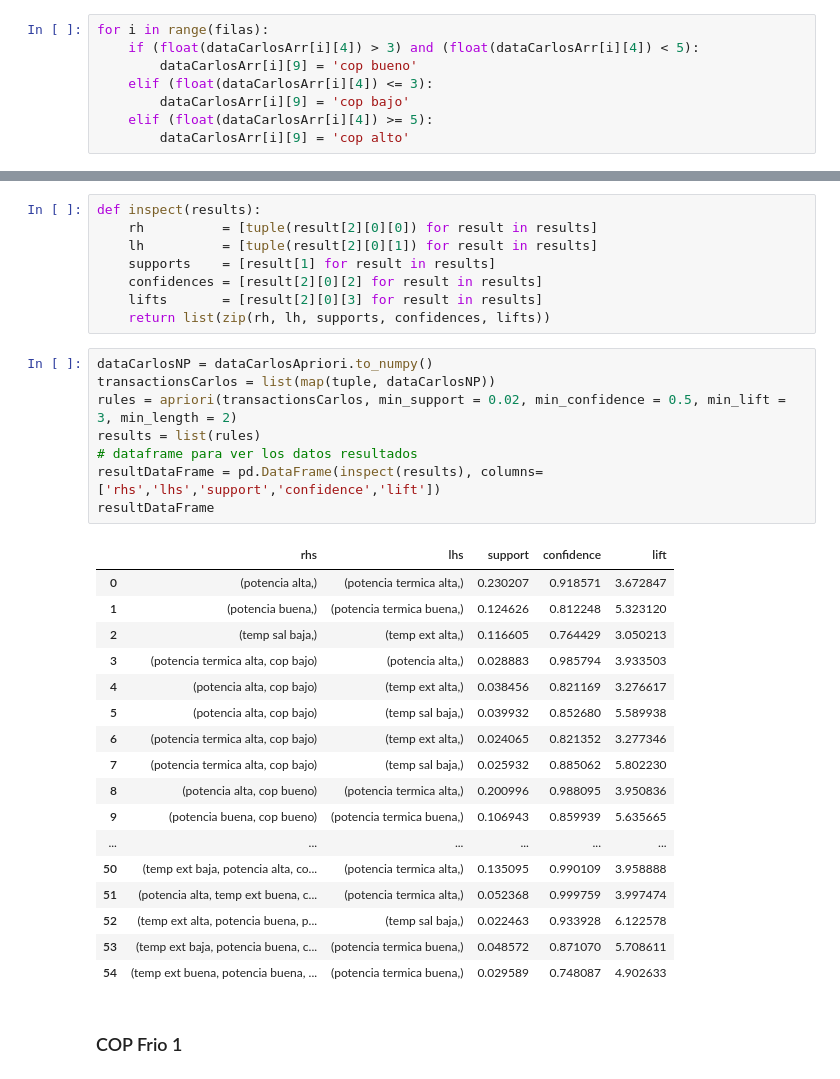
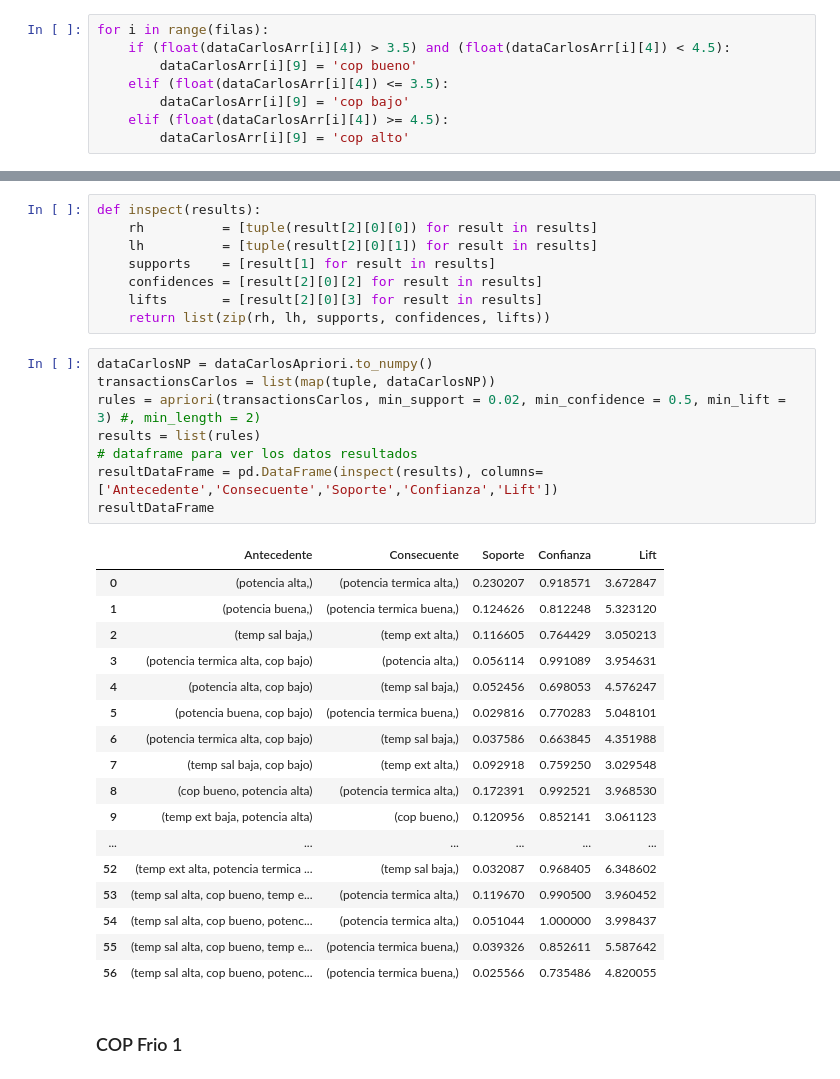
Before and after one commit to douglasag17/ML-SmartBuildings, a Jupyter notebook: AprendizajeConReglasDeAsociacion/apriori.ipynb, the cells around one changed output, grey strips where cells are left out. Drawn from its saved outputs; the diff is of its cells as text.

```diff
--- a/AprendizajeConReglasDeAsociacion/apriori.ipynb
+++ b/AprendizajeConReglasDeAsociacion/apriori.ipynb
@@ -122,11 +122,11 @@ for i in range(filas):
         dataCarlosArr[i][8] = 'temp sal alta'
 # %%
 for i in range(filas):
-    if (float(dataCarlosArr[i][4]) > 3) and (float(dataCarlosArr[i][4]) < 5):
+    if (float(dataCarlosArr[i][4]) > 3.5) and (float(dataCarlosArr[i][4]) < 4.5):
         dataCarlosArr[i][9] = 'cop bueno'
-    elif (float(dataCarlosArr[i][4]) <= 3):
+    elif (float(dataCarlosArr[i][4]) <= 3.5):
         dataCarlosArr[i][9] = 'cop bajo'
-    elif (float(dataCarlosArr[i][4]) >= 5):
+    elif (float(dataCarlosArr[i][4]) >= 4.5):
         dataCarlosArr[i][9] = 'cop alto'
 # %%
 namesCol = dataCarlos.columns.values
@@ -164,29 +157,29 @@ def inspect(results):
 # %%
 dataCarlosNP = dataCarlosApriori.to_numpy()
 transactionsCarlos = list(map(tuple, dataCarlosNP))
-rules = apriori(transactionsCarlos, min_support = 0.02, min_confidence = 0.5, min_lift = 3, min_length = 2)
+rules = apriori(transactionsCarlos, min_support = 0.02, min_confidence = 0.5, min_lift = 3) #, min_length = 2)
 results = list(rules)
 # dataframe para ver los datos resultados
-resultDataFrame = pd.DataFrame(inspect(results), columns=['rhs','lhs','support','confidence','lift'])
+resultDataFrame = pd.DataFrame(inspect(results), columns=['Antecedente','Consecuente','Soporte','Confianza','Lift'])
 resultDataFrame
 # %% [output]
-|  | rhs | lhs | support | confidence | lift |
+|  | Antecedente | Consecuente | Soporte | Confianza | Lift |
 | 0 | (potencia alta,) | (potencia termica alta,) | 0.230207 | 0.918571 | 3.672847 |
 | 1 | (potencia buena,) | (potencia termica buena,) | 0.124626 | 0.812248 | 5.323120 |
 | 2 | (temp sal baja,) | (temp ext alta,) | 0.116605 | 0.764429 | 3.050213 |
-| 3 | (potencia termica alta, cop bajo) | (potencia alta,) | 0.028883 | 0.985794 | 3.933503 |
-| 4 | (potencia alta, cop bajo) | (temp ext alta,) | 0.038456 | 0.821169 | 3.276617 |
-| 5 | (potencia alta, cop bajo) | (temp sal baja,) | 0.039932 | 0.852680 | 5.589938 |
-| 6 | (potencia termica alta, cop bajo) | (temp ext alta,) | 0.024065 | 0.821352 | 3.277346 |
-| 7 | (potencia termica alta, cop bajo) | (temp sal baja,) | 0.025932 | 0.885062 | 5.802230 |
-| 8 | (potencia alta, cop bueno) | (potencia termica alta,) | 0.200996 | 0.988095 | 3.950836 |
-| 9 | (potencia buena, cop bueno) | (potencia termica buena,) | 0.106943 | 0.859939 | 5.635665 |
+| 3 | (potencia termica alta, cop bajo) | (potencia alta,) | 0.056114 | 0.991089 | 3.954631 |
+| 4 | (potencia alta, cop bajo) | (temp sal baja,) | 0.052456 | 0.698053 | 4.576247 |
+| 5 | (potencia buena, cop bajo) | (potencia termica buena,) | 0.029816 | 0.770283 | 5.048101 |
+| 6 | (potencia termica alta, cop bajo) | (temp sal baja,) | 0.037586 | 0.663845 | 4.351988 |
+| 7 | (temp sal baja, cop bajo) | (temp ext alta,) | 0.092918 | 0.759250 | 3.029548 |
+| 8 | (cop bueno, potencia alta) | (potencia termica alta,) | 0.172391 | 0.992521 | 3.968530 |
+| 9 | (temp ext baja, potencia alta) | (cop bueno,) | 0.120956 | 0.852141 | 3.061123 |
 | ... | ... | ... | ... | ... | ... |
-| 50 | (temp ext baja, potencia alta, co... | (potencia termica alta,) | 0.135095 | 0.990109 | 3.958888 |
-| 51 | (potencia alta, temp ext buena, c... | (potencia termica alta,) | 0.052368 | 0.999759 | 3.997474 |
-| 52 | (temp ext alta, potencia buena, p... | (temp sal baja,) | 0.022463 | 0.933928 | 6.122578 |
-| 53 | (temp ext baja, potencia buena, c... | (potencia termica buena,) | 0.048572 | 0.871070 | 5.708611 |
-| 54 | (temp ext buena, potencia buena, ... | (potencia termica buena,) | 0.029589 | 0.748087 | 4.902633 |
+| 52 | (temp ext alta, potencia termica ... | (temp sal baja,) | 0.032087 | 0.968405 | 6.348602 |
+| 53 | (temp sal alta, cop bueno, temp e... | (potencia termica alta,) | 0.119670 | 0.990500 | 3.960452 |
+| 54 | (temp sal alta, cop bueno, potenc... | (potencia termica alta,) | 0.051044 | 1.000000 | 3.998437 |
+| 55 | (temp sal alta, cop bueno, temp e... | (potencia termica buena,) | 0.039326 | 0.852611 | 5.587642 |
+| 56 | (temp sal alta, cop bueno, potenc... | (potencia termica buena,) | 0.025566 | 0.735486 | 4.820055 |
 # %% [markdown]
 ### COP Frio 1
 # %%
```
Also changed, not shown: parts of 4 cells of this notebook.
